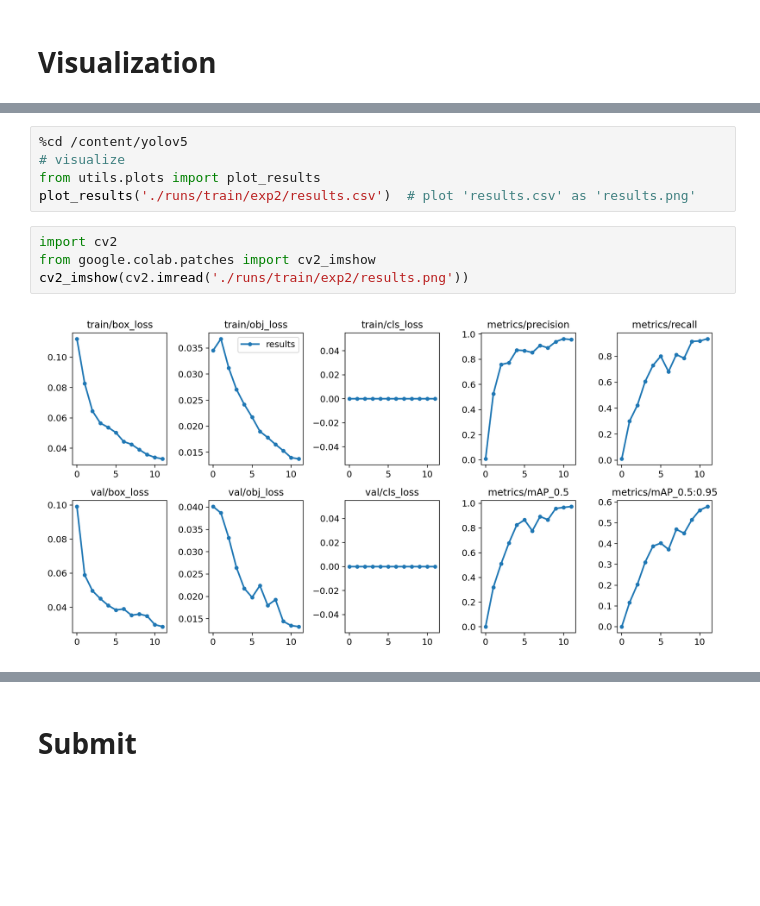
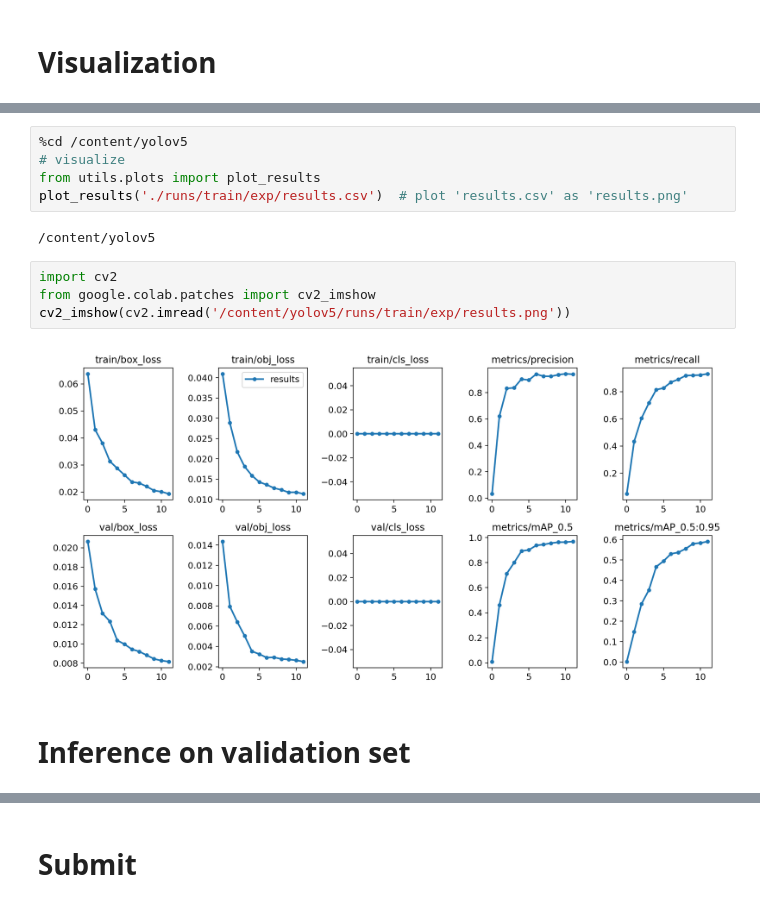
Before and after one commit to luanakwon/GreatBarrierReef, a Jupyter notebook: GBR_YOLOBasic.ipynb, the cells around one changed output, grey strips where cells are left out. Drawn from its saved outputs; the diff is of its cells as text; blank space fills up the shorter version.

```diff
--- a/GBR_YOLOBasic.ipynb
+++ b/GBR_YOLOBasic.ipynb
@@ -189,10 +313,14 @@ To: /content/yolov5/data/GBR.yaml
 %cd /content/yolov5
 # visualize
 from utils.plots import plot_results
-plot_results('./runs/train/exp2/results.csv')  # plot 'results.csv' as 'results.png'
+plot_results('./runs/train/exp/results.csv')  # plot 'results.csv' as 'results.png'
+# %% [output]
+/content/yolov5
 # %%
 import cv2
 from google.colab.patches import cv2_imshow
-cv2_imshow(cv2.imread('./runs/train/exp2/results.png'))
+cv2_imshow(cv2.imread('/content/yolov5/runs/train/exp/results.png'))
 # %% [output]
-[figure, old version]
+[figure, new version]
+# %% [markdown]
+# Inference on validation set
```
Also changed, not shown: parts of 19 cells of this notebook.
